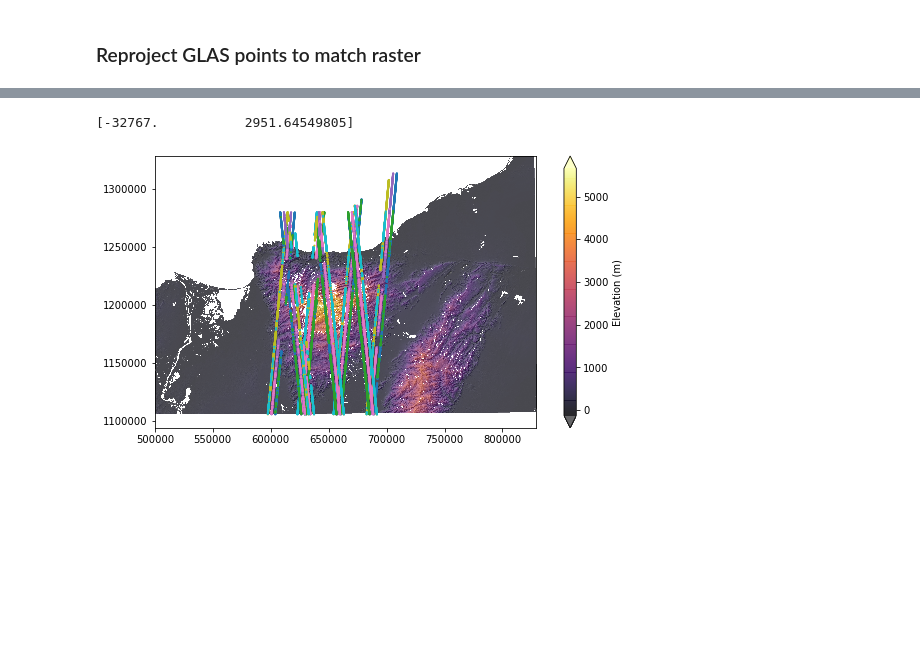
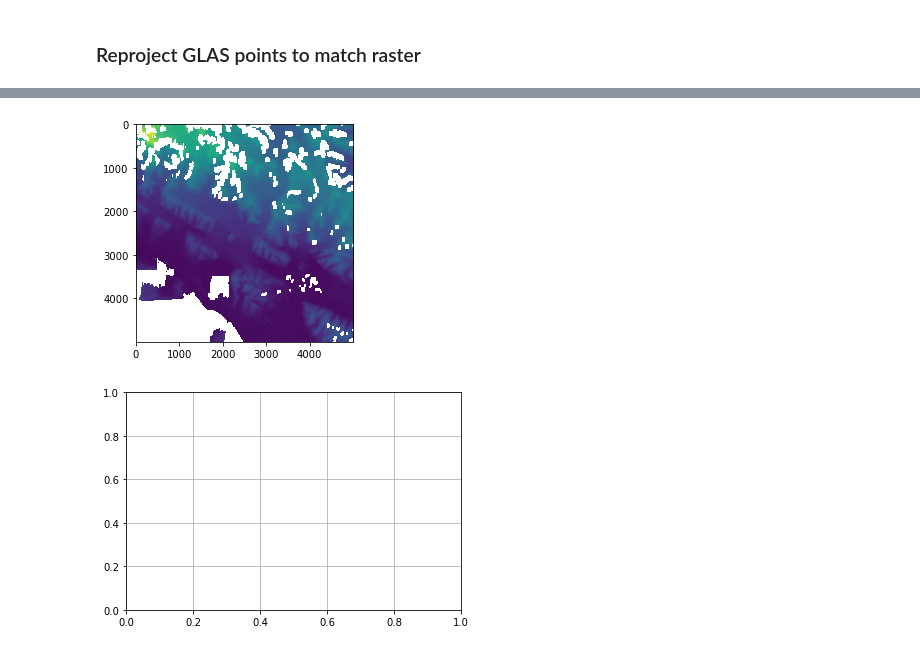
Before and after one commit to ICESAT-2HackWeek/crossovers, a Jupyter notebook: contributors/loso/studyarea.ipynb, the cells around one changed output, grey strips where cells are left out. Drawn from its saved outputs; the diff is of its cells as text; code cells hidden in the pictures; blank space fills up the shorter version.

```diff
--- a/contributors/loso/studyarea.ipynb
+++ b/contributors/loso/studyarea.ipynb
@@ -67,3 +70,3 @@ Rasterio documentation: https://rasterio.readthedocs.io/en/stable/
 # %%
-path_to_ArcticDEM_folder = '/srv/shared/data-crossovers/ArcticDEM/42_06_2_2_2m_v3.0_reg_dem.tif'
+path_to_ArcticDEM_folder = '/srv/shared/data-crossovers/ArcticDEM/42_06_2_2_10m_v3.0_reg_dem.tif'
 ArcticDEM_src = rio.open(path_to_ArcticDEM_folder)
@@ -226,6 +124,0 @@ gdf_colombia_dem_extent = gdf_colombia.to_crs(dem_ds.crs).cx[xmin:xmax,ymin:ymax
-# %%
-fig,ax = plt.subplots(figsize=(10,5))
-gdf_on_raster(gdf_colombia_dem_extent,dem_ds,ax,hs_ds)
-# %% [output]
-[-32767.           2951.64549805]
-[figure, removed]
@@ -231,0 +204,9 @@ gdf_on_raster(gdf_colombia_dem_extent,dem_ds,ax,hs_ds)
+# %%
+# Use raster2array to convert \Geotif to array & plot
+arcticdem_array, arcticdem_md = raster2array(path_to_ArcticDEM_folder)
+#plot_band_array(arcticdem_array,arcticdem_md['extent'],'ArcticDEM','Elevation, m',colormap='gist_earth')
+rio.plot.show(arcticdem_array)
+ax = plt.gca(); plt.grid('on')
+# %% [output]
+[figure, added]
+[figure, added]
```
Also changed, not shown: parts of 41 cells of this notebook.
